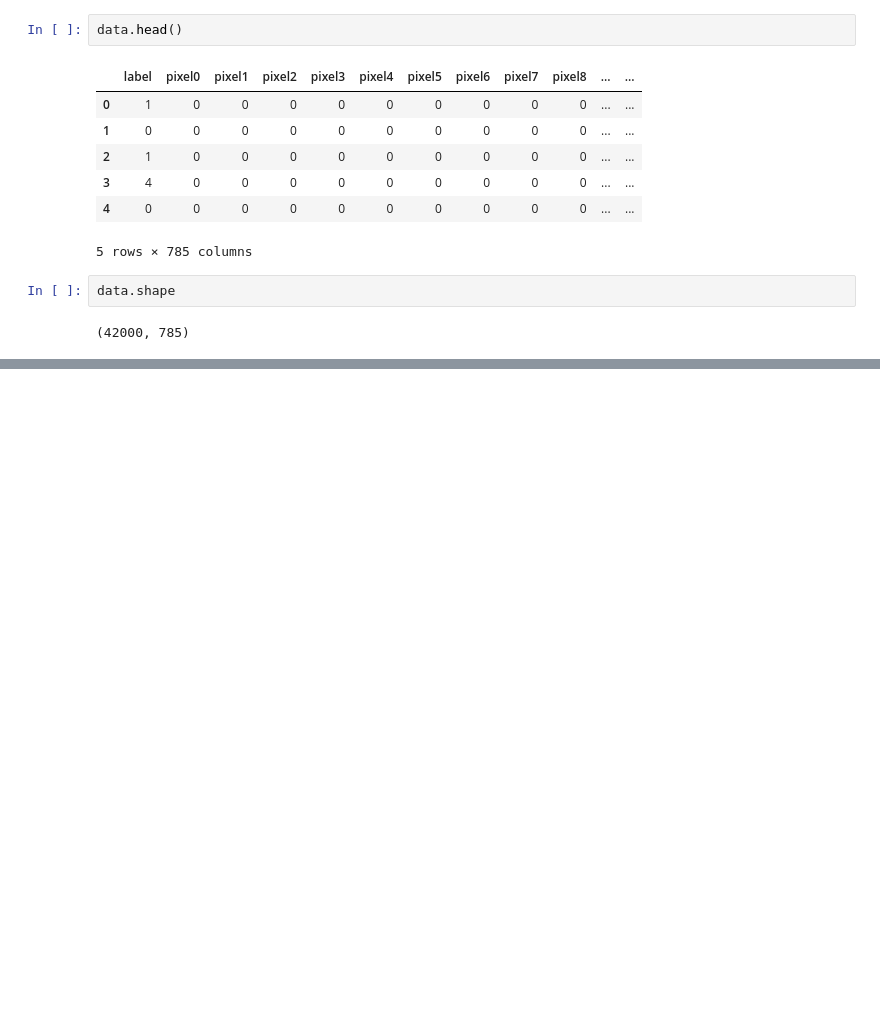
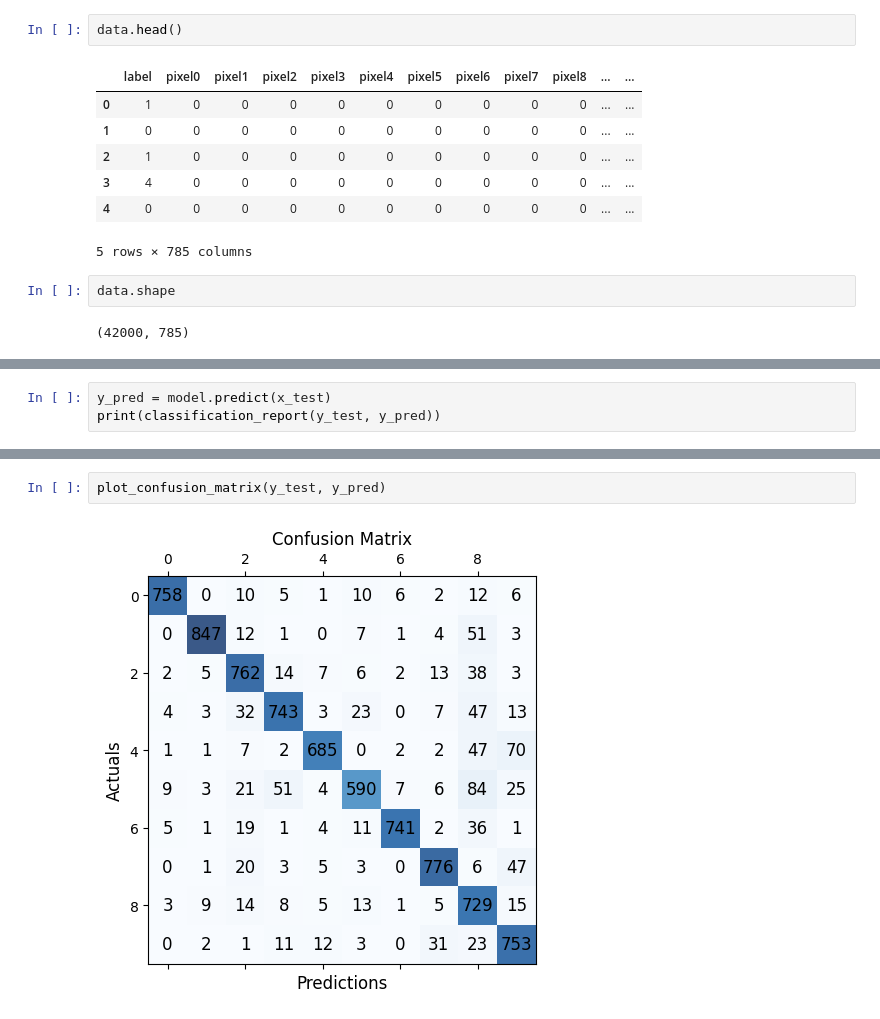
Before and after one commit to armadrigal/Proyectos-ML-Kaggle, a Jupyter notebook: Digit Recognizer/Digit Recognizer sklearn different models.ipynb, the cells around one changed output, grey strips where cells are left out. Cells and saved outputs as stored; diff of their text form; blank space fills up the shorter version.

```diff
--- a/Digit Recognizer/Digit Recognizer sklearn different models.ipynb
+++ b/Digit Recognizer/Digit Recognizer sklearn different models.ipynb
@@ -41,0 +111,3 @@ x_test, y_test = x[int(len(x)*0.9):len(x)], y[int(len(x)*0.9):len(x)]
+# %%
+y_pred = model.predict(x_test)
+print(classification_report(y_test, y_pred))
@@ -41,0 +131,4 @@ x_test, y_test = x[int(len(x)*0.9):len(x)], y[int(len(x)*0.9):len(x)]
+# %%
+plot_confusion_matrix(y_test, y_pred)
+# %% [output]
+[figure, added]
```
Also changed, not shown: parts of 20 cells of this notebook.
